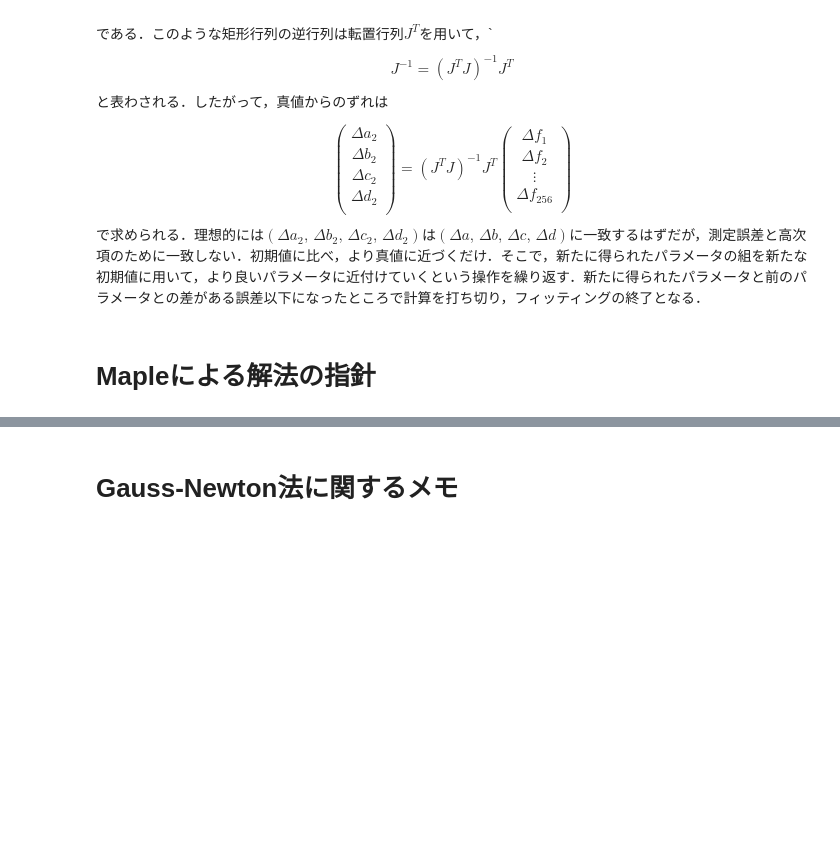
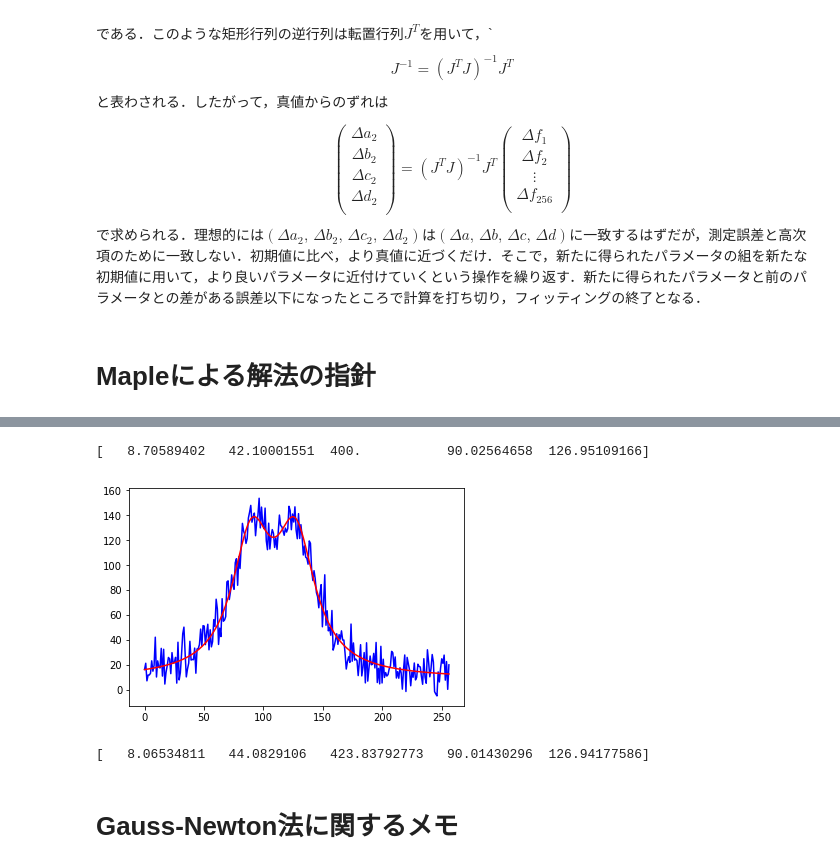
Before and after one commit to daddygongon/jupyter_num_calc, a Jupyter notebook: notebooks_python/nonlinearfit.ipynb, the cells around one changed output, grey strips where cells are left out. Saved outputs shown, nothing was run; the diff lists cells and outputs as text; code cells hidden in the pictures; blank space fills up the shorter version.

```diff
--- a/notebooks_python/nonlinearfit.ipynb
+++ b/notebooks_python/nonlinearfit.ipynb
@@ -210,0 +251,41 @@ $$
+# %%
+import numpy as np
+import matplotlib.pyplot as plt
+from scipy.optimize import curve_fit
+
+# ndata:=256;
+# f1:=t->subs({a=10,b=40000,c=380,d=128},a+b/(c+(t-d)^2) );
+# f2:=t->subs({a=10,b=40000,c=380,e=90},a+b/(c+(t-e)^2) );
+
+def func(t, a1, a2, a3, a4, a5):
+    return a1+a2*1000/(a3+(t-a4)**2)+a2*1000/(a3+(t-a5)**2)
+
+xdata = np.linspace(0, 256, 256)
+y = func(xdata, 10, 40, 380, 90, 128)
+y_noise = 10 * np.random.normal(size=xdata.size)
+ydata = y + y_noise
+plt.plot(xdata, ydata, 'b-', label='data')
+
+popt, pcov = curve_fit(func, xdata, ydata, bounds=(0, [15,50,400,100,150]))
+plt.plot(xdata, func(xdata, *popt), 'r-', label='fit')
+
+print(popt)
+plt.show()
+# %% [output]
+[   8.70589402   42.10001551  400.           90.02564658  126.95109166]
+[figure, added]
+# %%
+import scipy.optimize
+from numpy import *
+
+params0=[15,50,400,100,150]
+
+def fit_func(params,t,y):
+    a1,a2,a3,a4,a5=params
+    residual=y-(a1+a2*1000/(a3+(t-a4)**2)+a2*1000/(a3+(t-a5)**2))
+    return residual
+
+params, cov=scipy.optimize.leastsq(fit_func,params0,args=(xdata, ydata))
+print(params)
+# %% [output]
+[   8.06534811   44.0829106   423.83792773   90.01430296  126.94177586]
```
Also changed, not shown: parts of 6 cells of this notebook.
